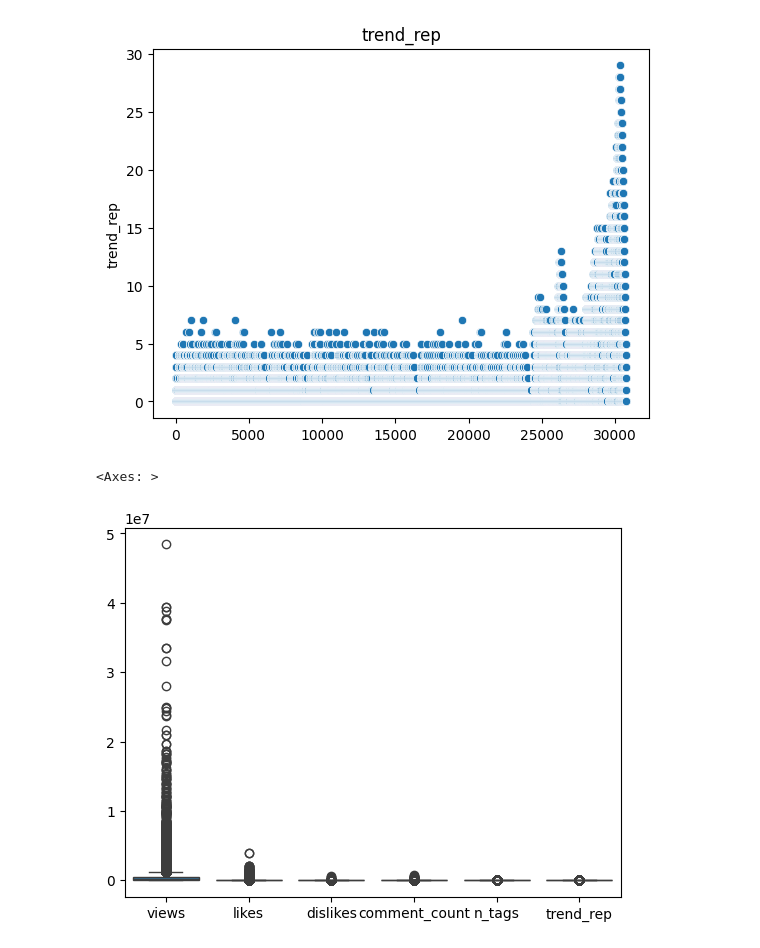
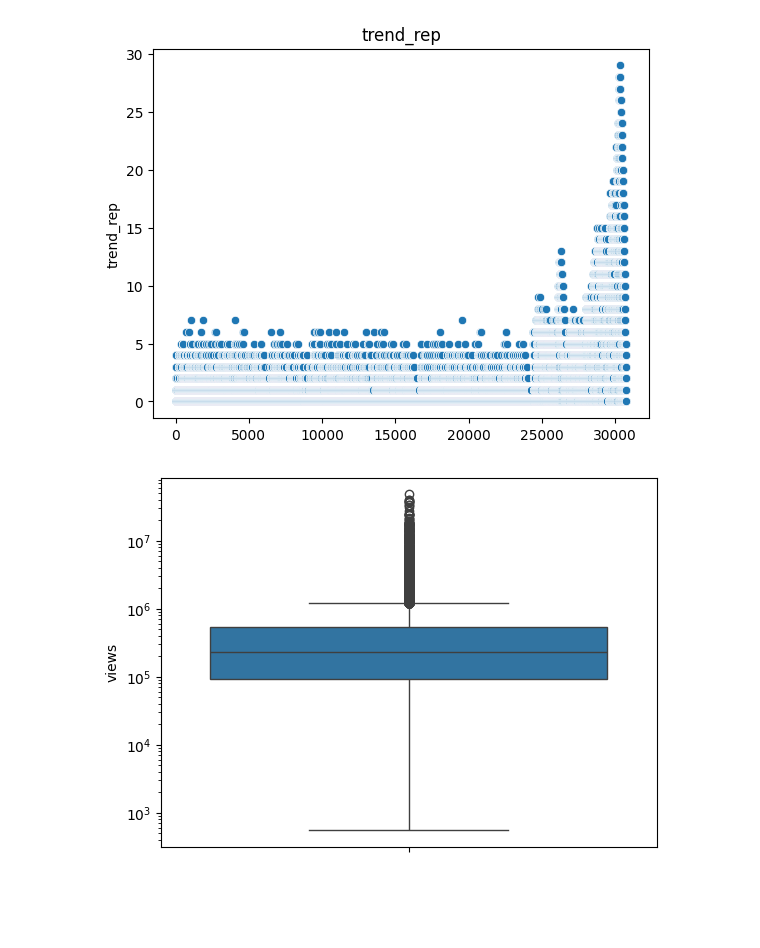
Before and after one commit to Thampi-hub/Springboard_RT, a Jupyter notebook: Capstone_2/2_DataWrangling/readData.ipynb, the cells around one changed output. Saved outputs shown, nothing was run; the diff lists cells and outputs as text; code cells hidden in the pictures; blank space fills up the shorter version.

```diff
--- a/Capstone_2/2_DataWrangling/readData.ipynb
+++ b/Capstone_2/2_DataWrangling/readData.ipynb
@@ -233,7 +233,8 @@ for i in range(6):
 # %%
 # numeric_metrics = ["views","likes","dislikes","comment_count","n_tags","trend_rep"]
 # dt = filtrData.loc[:, numeric_metrics]
-sns.boxplot(dt)
+sns.boxplot(dt['views'])
+# plt.ylim(0, 12e6)
+plt.yscale("log")
 # %% [output]
-<Axes: >
-[figure, old version]
+[figure, new version]
```
Also changed, not shown: parts of 1 cell of this notebook.
